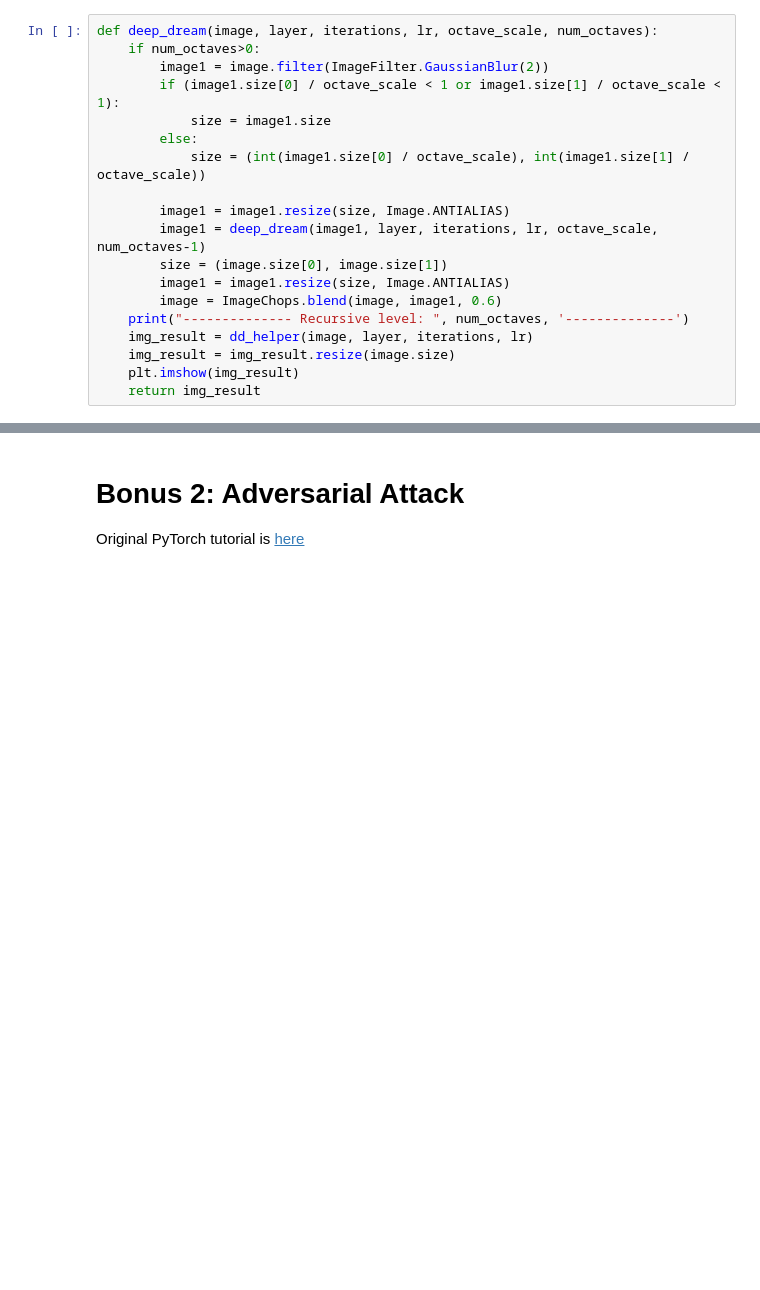
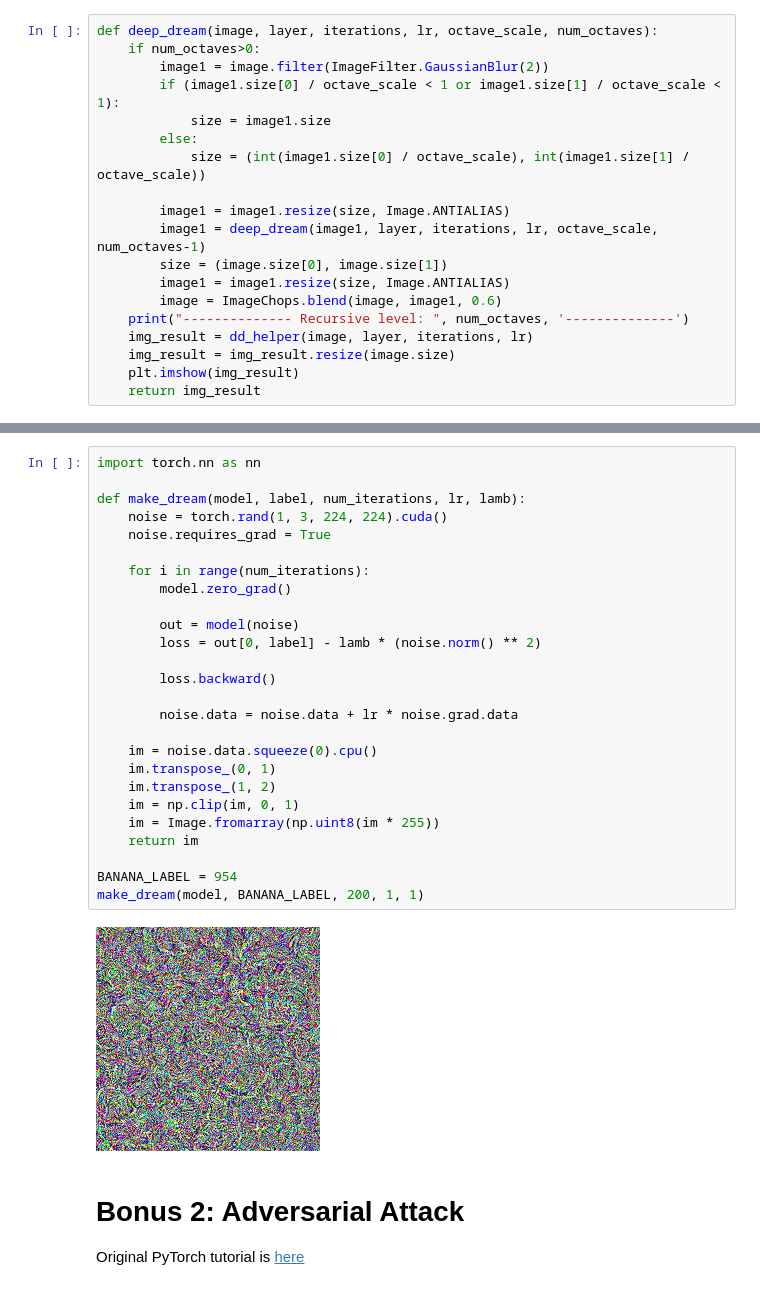
Before and after one commit to borisshapa/Practical_DL, a Jupyter notebook: seminar04-finetuning/seminar_pytorch.ipynb, the cells around one changed output, grey strips where cells are left out. Drawn from its saved outputs; the diff is of its cells as text; blank space fills up the shorter version.

```diff
--- a/seminar04-finetuning/seminar_pytorch.ipynb
+++ b/seminar04-finetuning/seminar_pytorch.ipynb
@@ -543,3 +590,31 @@ output = deep_dream(img, 12, 5, 0.2, 2, 1)
+# %%
+import torch.nn as nn
+
+def make_dream(model, label, num_iterations, lr, lamb):
+    noise = torch.rand(1, 3, 224, 224).cuda()
+    noise.requires_grad = True
+
+    for i in range(num_iterations):
+        model.zero_grad()
+
+        out = model(noise)
+        loss = out[0, label] - lamb * (noise.norm() ** 2)
+
+        loss.backward()
+
+        noise.data = noise.data + lr * noise.grad.data
+
+    im = noise.data.squeeze(0).cpu()
+    im.transpose_(0, 1)
+    im.transpose_(1, 2)
+    im = np.clip(im, 0, 1)
+    im = Image.fromarray(np.uint8(im * 255))
+    return im
+
+BANANA_LABEL = 954
+make_dream(model, BANANA_LABEL, 200, 1, 1)
+# %% [output]
+[figure, added]
 # %% [markdown]
 # Bonus 2: Adversarial Attack
 
```
Also changed, not shown: parts of 9 cells of this notebook.
